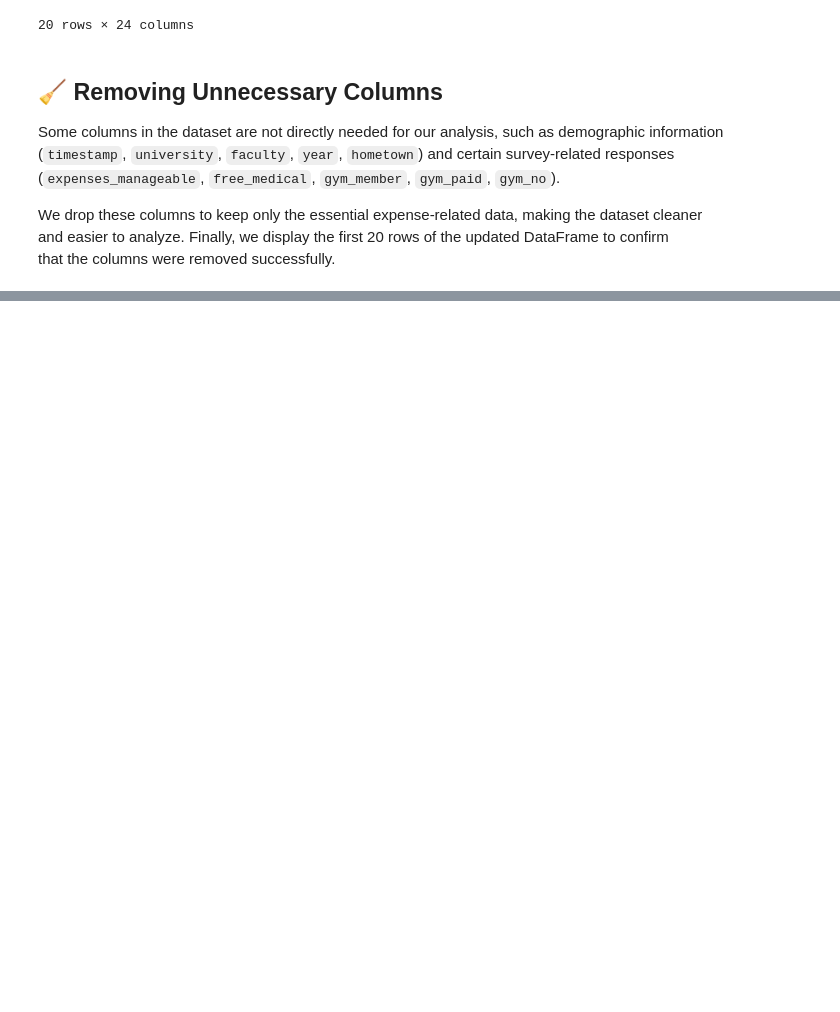
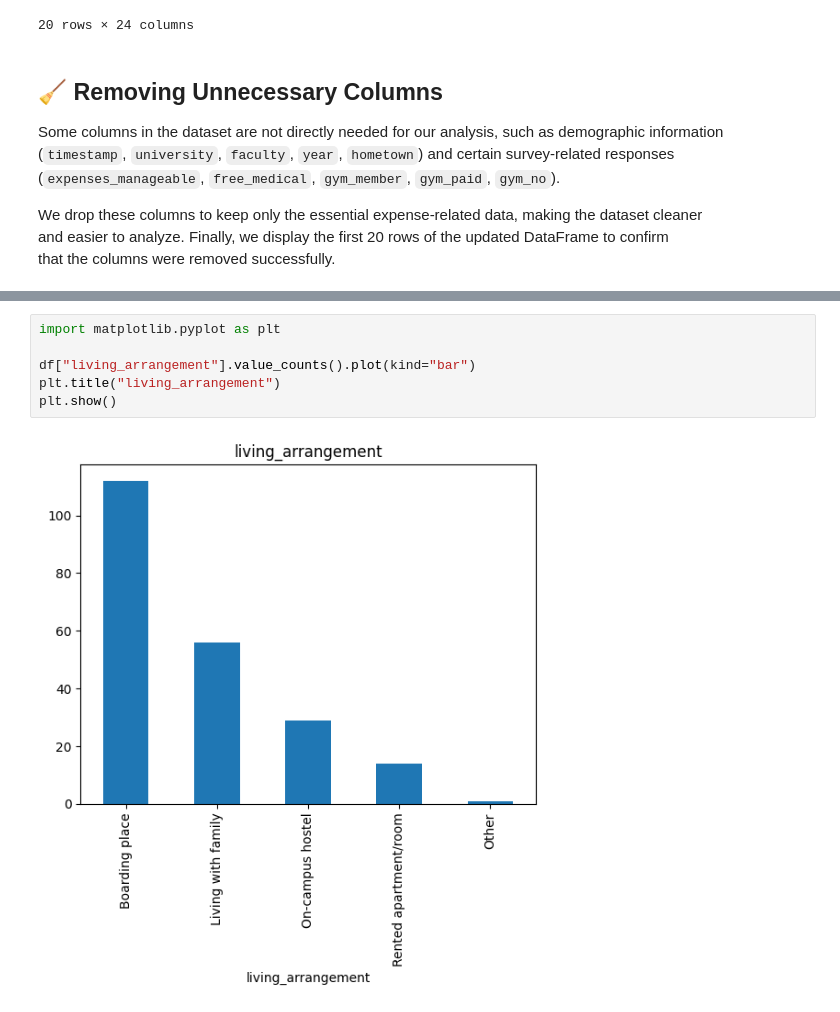
Before and after one commit to ComputerScienceSJP/SDI-PROJECT-group-04, a Jupyter notebook: Code/code.ipynb, the cells around one changed output, grey strips where cells are left out. Cells and saved outputs as stored; diff of their text form; blank space fills up the shorter version.

Commit message:
Add Living Arrangments Distributions

```diff
--- a/Code/code.ipynb
+++ b/Code/code.ipynb
@@ -134,0 +141,8 @@ display(df.head(20))
+# %%
+import matplotlib.pyplot as plt
+
+df["living_arrangement"].value_counts().plot(kind="bar")
+plt.title("living_arrangement")
+plt.show()
+# %% [output]
+[figure, added]
```
Also changed, not shown: parts of 1 cell of this notebook.
